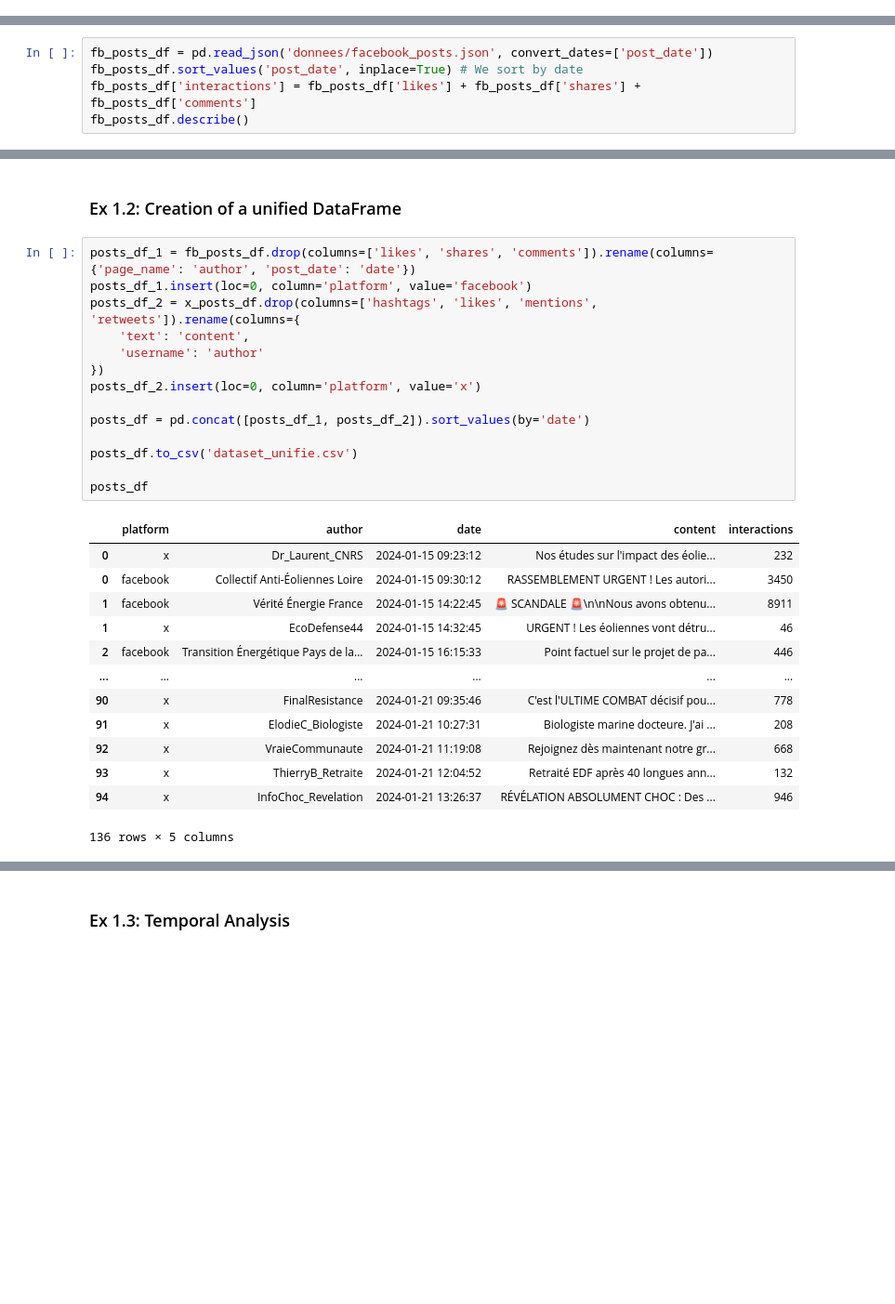
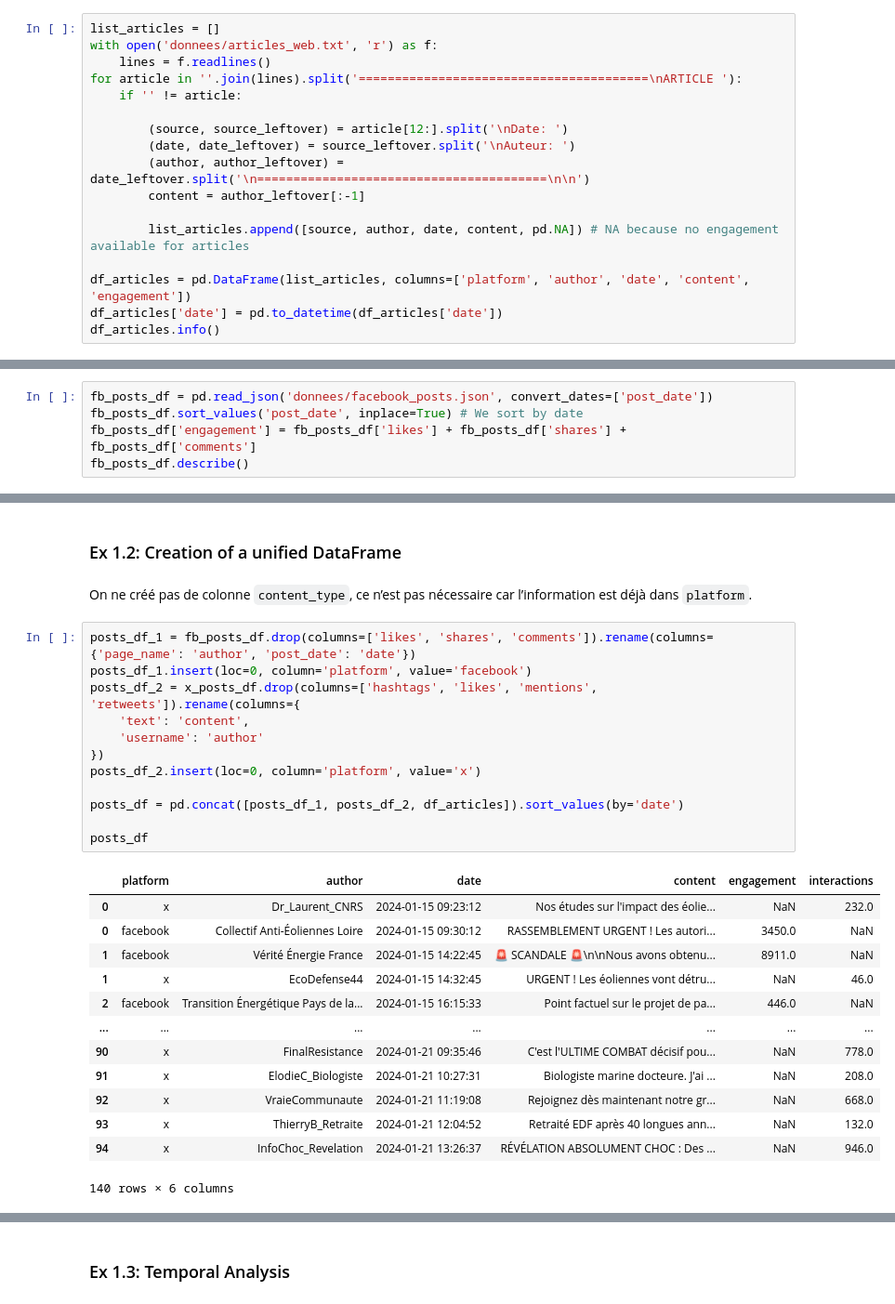
Before and after one commit to matthewslouismarie/esilv-social-engineering-td3, a Jupyter notebook: preprocess_data.ipynb, the cells around one changed output, grey strips where cells are left out. Shown at 93% size. Saved outputs shown, nothing was run; the diff lists cells and outputs as text; blank space fills up the shorter version.

````diff
--- a/preprocess_data.ipynb
+++ b/preprocess_data.ipynb
@@ -36,3 +40,20 @@ Auteur: {author}
 
 {content}
 ```
+# %%
+list_articles = []
+with open('donnees/articles_web.txt', 'r') as f:
+    lines = f.readlines()
+for article in ''.join(lines).split('========================================\nARTICLE '):
+    if '' != article:
+
+        (source, source_leftover) = article[12:].split('\nDate: ')
+        (date, date_leftover) = source_leftover.split('\nAuteur: ')
+        (author, author_leftover) = date_leftover.split('\n========================================\n\n')
+        content = author_leftover[:-1]
+
+        list_articles.append([source, author, date, content, pd.NA]) # NA because no engagement available for articles
+
+df_articles = pd.DataFrame(list_articles, columns=['platform', 'author', 'date', 'content', 'engagement'])
+df_articles['date'] = pd.to_datetime(df_articles['date'])
+df_articles.info()
@@ -41,6 +75,6 @@ Auteur: {author}
 # %%
 fb_posts_df = pd.read_json('donnees/facebook_posts.json', convert_dates=['post_date'])
 fb_posts_df.sort_values('post_date', inplace=True) # We sort by date
-fb_posts_df['interactions'] = fb_posts_df['likes'] + fb_posts_df['shares'] + fb_posts_df['comments']
+fb_posts_df['engagement'] = fb_posts_df['likes'] + fb_posts_df['shares'] + fb_posts_df['comments']
 fb_posts_df.describe()
 # %% [output]
@@ -108,31 +142,31 @@ x_accounts_df.head(3)
 | 2 | Sophie_Journaliste | 2014-06-20 | 18934 | 2345 | 12456 | Journaliste d'investigation @Oues... | Nantes, France | ... |
 # %% [markdown]
 ### Ex 1.2: Creation of a unified DataFrame
+# %% [markdown]
+On ne créé pas de colonne `content_type`, ce n’est pas nécessaire car l’information est déjà dans `platform`.
 # %%
 posts_df_1 = fb_posts_df.drop(columns=['likes', 'shares', 'comments']).rename(columns={'page_name': 'author', 'post_date': 'date'})
 posts_df_1.insert(loc=0, column='platform', value='facebook')
 posts_df_2 = x_posts_df.drop(columns=['hashtags', 'likes', 'mentions', 'retweets']).rename(columns={
     'text': 'content',
     'username': 'author'
 })
 posts_df_2.insert(loc=0, column='platform', value='x')
 
-posts_df = pd.concat([posts_df_1, posts_df_2]).sort_values(by='date')
-
-posts_df.to_csv('dataset_unifie.csv')
+posts_df = pd.concat([posts_df_1, posts_df_2, df_articles]).sort_values(by='date')
 
 posts_df
 # %% [output]
-|  | platform | author | date | content | interactions |
-| 0 | x | Dr_Laurent_CNRS | 2024-01-15 09:23:12 | Nos études sur l'impact des éolie... | 232 |
-| 0 | facebook | Collectif Anti-Éoliennes Loire | 2024-01-15 09:30:12 | RASSEMBLEMENT URGENT ! Les autori... | 3450 |
-| 1 | facebook | Vérité Énergie France | 2024-01-15 14:22:45 | 🚨 SCANDALE 🚨\n\nNous avons obtenu... | 8911 |
-| 1 | x | EcoDefense44 | 2024-01-15 14:32:45 | URGENT ! Les éoliennes vont détru... | 46 |
-| 2 | facebook | Transition Énergétique Pays de la... | 2024-01-15 16:15:33 | Point factuel sur le projet de pa... | 446 |
-| ... | ... | ... | ... | ... | ... |
-| 90 | x | FinalResistance | 2024-01-21 09:35:46 | C'est l'ULTIME COMBAT décisif pou... | 778 |
-| 91 | x | ElodieC_Biologiste | 2024-01-21 10:27:31 | Biologiste marine docteure. J'ai ... | 208 |
-| 92 | x | VraieCommunaute | 2024-01-21 11:19:08 | Rejoignez dès maintenant notre gr... | 668 |
-| 93 | x | ThierryB_Retraite | 2024-01-21 12:04:52 | Retraité EDF après 40 longues ann... | 132 |
-| 94 | x | InfoChoc_Revelation | 2024-01-21 13:26:37 | RÉVÉLATION ABSOLUMENT CHOC : Des ... | 946 |
+|  | platform | author | date | content | engagement | interactions |
+| 0 | x | Dr_Laurent_CNRS | 2024-01-15 09:23:12 | Nos études sur l'impact des éolie... | NaN | 232.0 |
+| 0 | facebook | Collectif Anti-Éoliennes Loire | 2024-01-15 09:30:12 | RASSEMBLEMENT URGENT ! Les autori... | 3450.0 | NaN |
+| 1 | facebook | Vérité Énergie France | 2024-01-15 14:22:45 | 🚨 SCANDALE 🚨\n\nNous avons obtenu... | 8911.0 | NaN |
+| 1 | x | EcoDefense44 | 2024-01-15 14:32:45 | URGENT ! Les éoliennes vont détru... | NaN | 46.0 |
+| 2 | facebook | Transition Énergétique Pays de la... | 2024-01-15 16:15:33 | Point factuel sur le projet de pa... | 446.0 | NaN |
+| ... | ... | ... | ... | ... | ... | ... |
+| 90 | x | FinalResistance | 2024-01-21 09:35:46 | C'est l'ULTIME COMBAT décisif pou... | NaN | 778.0 |
+| 91 | x | ElodieC_Biologiste | 2024-01-21 10:27:31 | Biologiste marine docteure. J'ai ... | NaN | 208.0 |
+| 92 | x | VraieCommunaute | 2024-01-21 11:19:08 | Rejoignez dès maintenant notre gr... | NaN | 668.0 |
+| 93 | x | ThierryB_Retraite | 2024-01-21 12:04:52 | Retraité EDF après 40 longues ann... | NaN | 132.0 |
+| 94 | x | InfoChoc_Revelation | 2024-01-21 13:26:37 | RÉVÉLATION ABSOLUMENT CHOC : Des ... | NaN | 946.0 |
-136 rows × 5 columns
+140 rows × 6 columns
````
Also changed, not shown: parts of 17 cells of this notebook, 3 other files.
